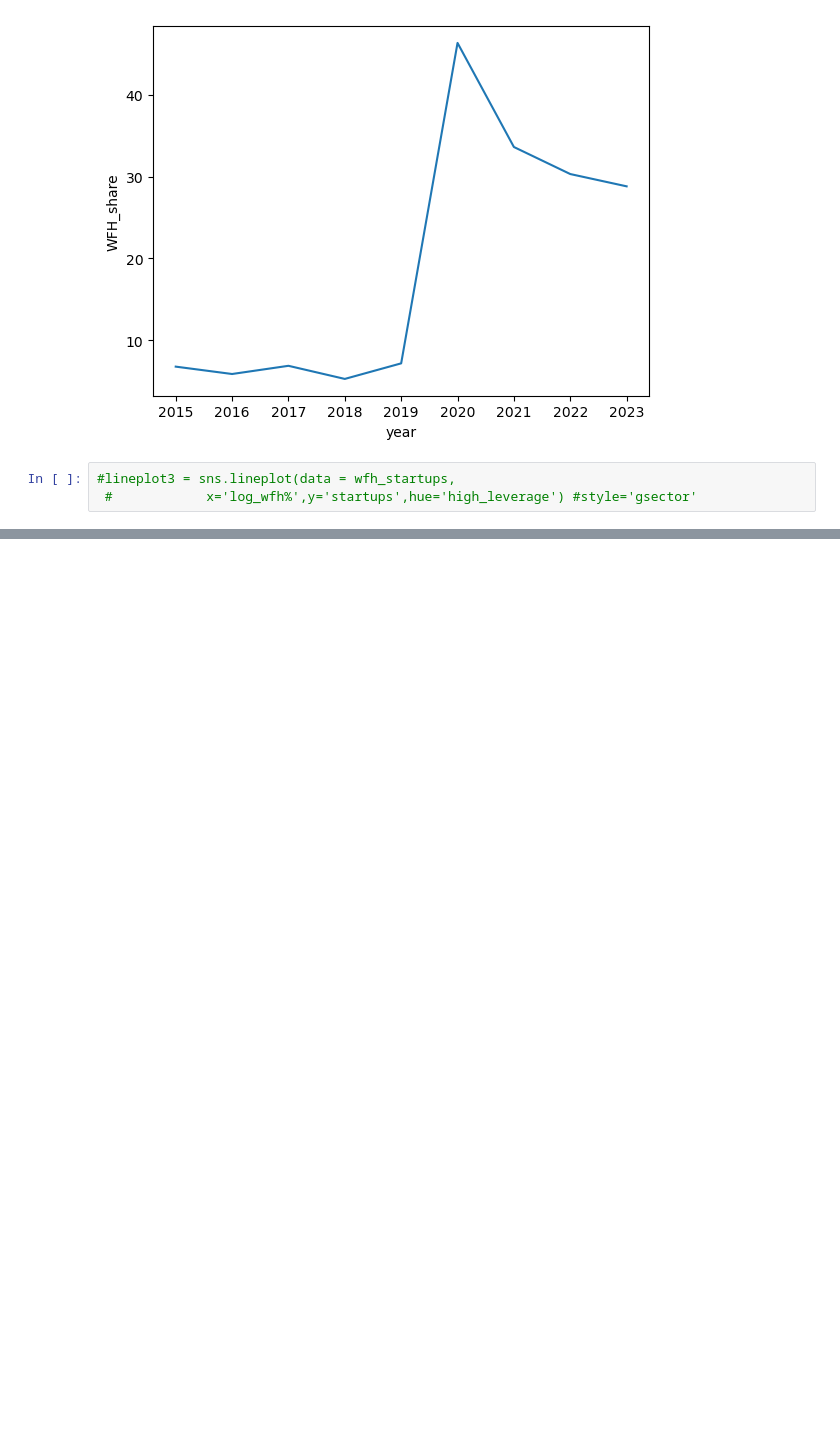
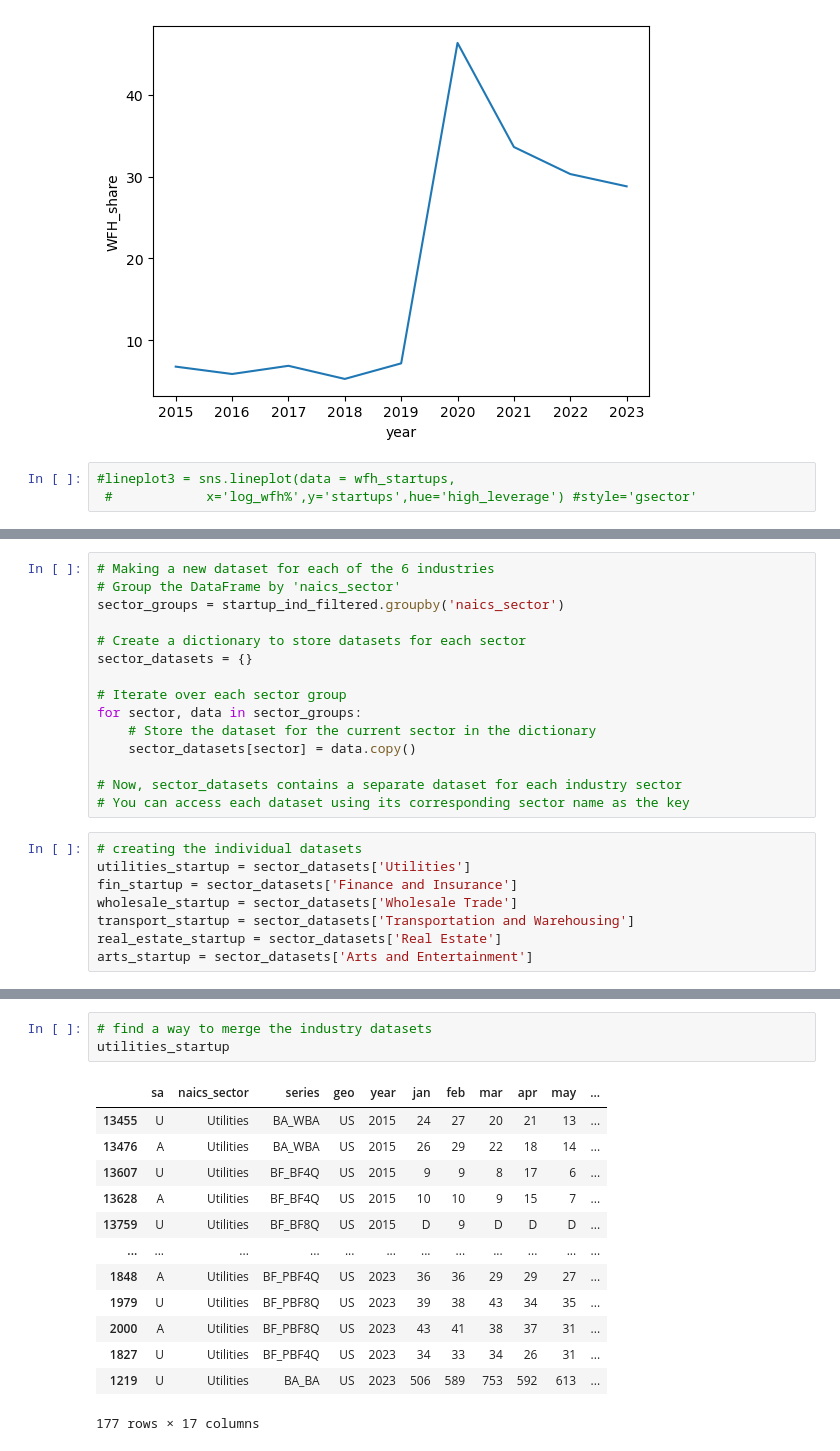
Before and after one commit to Keith-Cheung/FIN377-Final-Project, a Jupyter notebook: build_sample.ipynb, the cells around one changed output, grey strips where cells are left out. Saved outputs shown, nothing was run; the diff lists cells and outputs as text; blank space fills up the shorter version.

```diff
--- a/build_sample.ipynb
+++ b/build_sample.ipynb
@@ -261,0 +319,23 @@ Industries focused on
+# %%
+# Making a new dataset for each of the 6 industries
+# Group the DataFrame by 'naics_sector'
+sector_groups = startup_ind_filtered.groupby('naics_sector')
+
+# Create a dictionary to store datasets for each sector
+sector_datasets = {}
+
+# Iterate over each sector group
+for sector, data in sector_groups:
+    # Store the dataset for the current sector in the dictionary
+    sector_datasets[sector] = data.copy()
+
+# Now, sector_datasets contains a separate dataset for each industry sector
+# You can access each dataset using its corresponding sector name as the key
+# %%
+# creating the individual datasets
+utilities_startup = sector_datasets['Utilities']
+fin_startup = sector_datasets['Finance and Insurance']
+wholesale_startup = sector_datasets['Wholesale Trade']
+transport_startup = sector_datasets['Transportation and Warehousing']
+real_estate_startup = sector_datasets['Real Estate']
+arts_startup = sector_datasets['Arts and Entertainment']
@@ -261,0 +422,17 @@ Industries focused on
+# %%
+# find a way to merge the industry datasets
+utilities_startup
+# %% [output]
+|  | sa | naics_sector | series | geo | year | jan | feb | mar | apr | may | ... |
+| 13455 | U | Utilities | BA_WBA | US | 2015 | 24 | 27 | 20 | 21 | 13 | ... |
+| 13476 | A | Utilities | BA_WBA | US | 2015 | 26 | 29 | 22 | 18 | 14 | ... |
+| 13607 | U | Utilities | BF_BF4Q | US | 2015 | 9 | 9 | 8 | 17 | 6 | ... |
+| 13628 | A | Utilities | BF_BF4Q | US | 2015 | 10 | 10 | 9 | 15 | 7 | ... |
+| 13759 | U | Utilities | BF_BF8Q | US | 2015 | D | 9 | D | D | D | ... |
+| ... | ... | ... | ... | ... | ... | ... | ... | ... | ... | ... | ... |
+| 1848 | A | Utilities | BF_PBF4Q | US | 2023 | 36 | 36 | 29 | 29 | 27 | ... |
+| 1979 | U | Utilities | BF_PBF8Q | US | 2023 | 39 | 38 | 43 | 34 | 35 | ... |
+| 2000 | A | Utilities | BF_PBF8Q | US | 2023 | 43 | 41 | 38 | 37 | 31 | ... |
+| 1827 | U | Utilities | BF_PBF4Q | US | 2023 | 34 | 33 | 34 | 26 | 31 | ... |
+| 1219 | U | Utilities | BA_BA | US | 2023 | 506 | 589 | 753 | 592 | 613 | ... |
+177 rows × 17 columns
```
Also changed, not shown: parts of 13 cells of this notebook.
